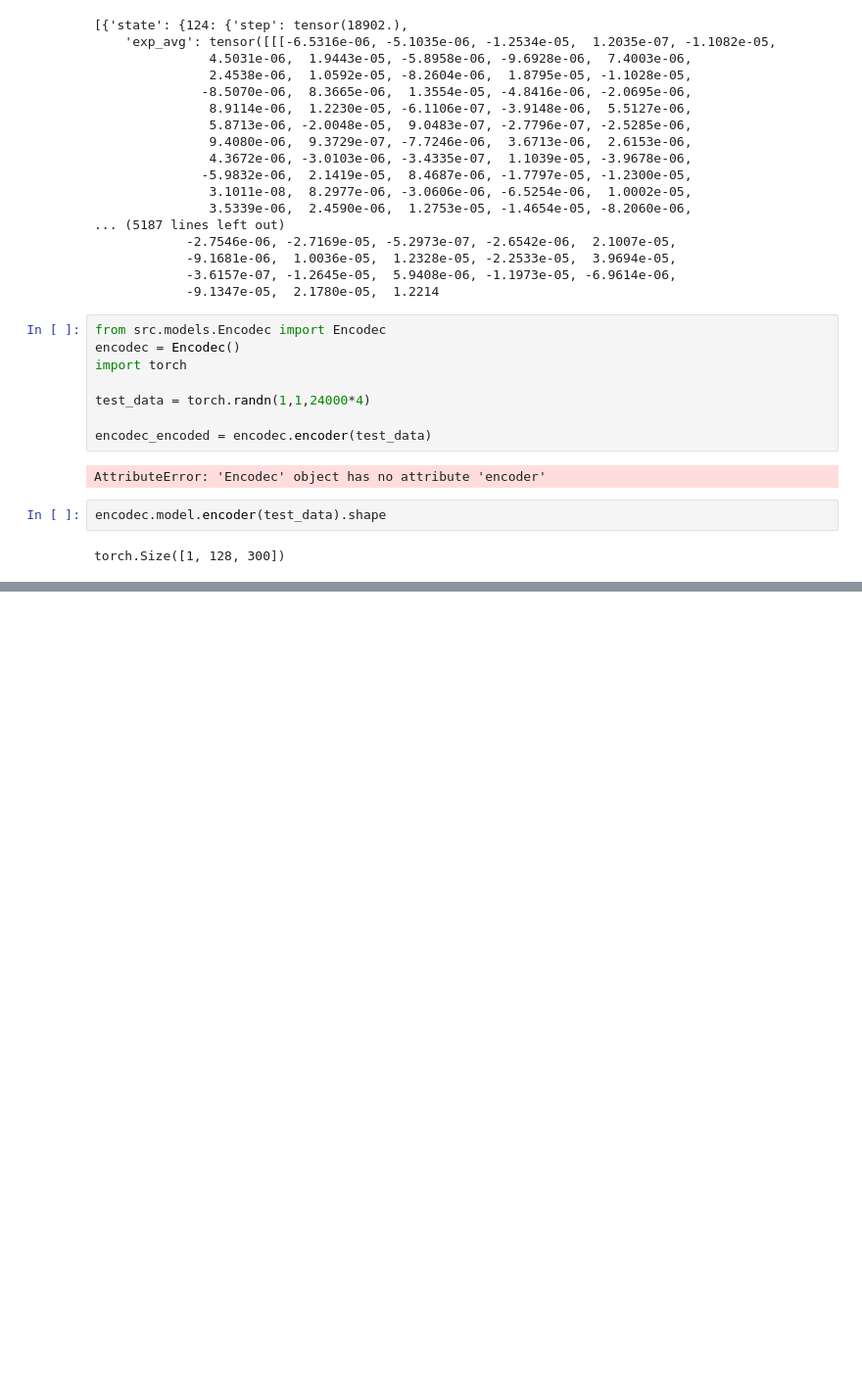
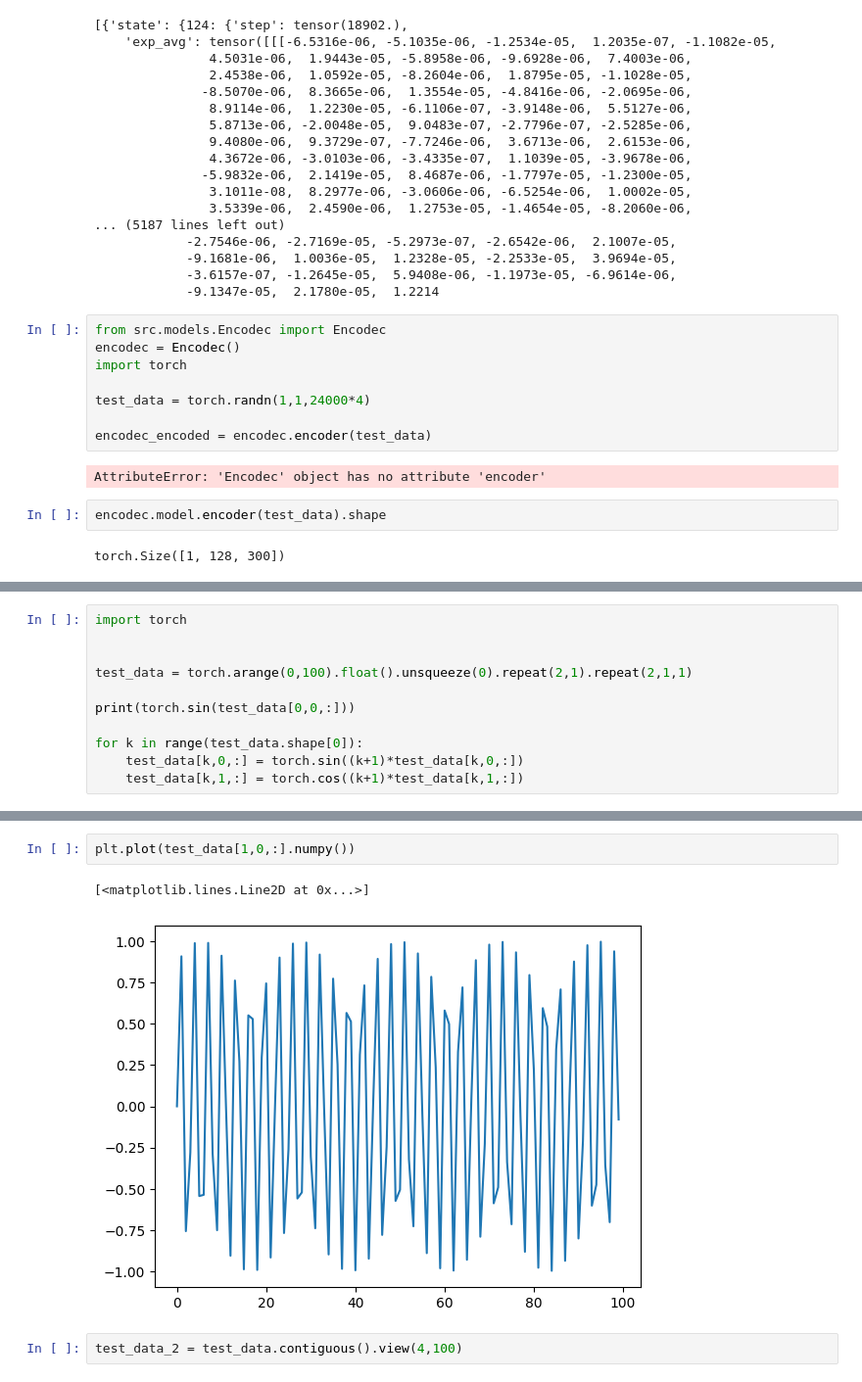
Before and after one commit to Pliploop/MaCHUP, a Jupyter notebook: dataset_testing.ipynb, the cells around one changed output, grey strips where cells are left out. Shown at 98% size. Saved outputs shown, nothing was run; the diff lists cells and outputs as text; blank space fills up the shorter version.

```diff
--- a/dataset_testing.ipynb
+++ b/dataset_testing.ipynb
@@ -270 +302,12 @@ def build_annotations_gtzan(gtzan_path = '/import/c4dm-datasets/gtzan_torchaudio
     return annotations
+# %%
+import torch
+
+
+test_data = torch.arange(0,100).float().unsqueeze(0).repeat(2,1).repeat(2,1,1)
+
+print(torch.sin(test_data[0,0,:]))
+
+for k in range(test_data.shape[0]):
+    test_data[k,0,:] = torch.sin((k+1)*test_data[k,0,:])
+    test_data[k,1,:] = torch.cos((k+1)*test_data[k,1,:])
@@ -270,0 +328,7 @@ def build_annotations_gtzan(gtzan_path = '/import/c4dm-datasets/gtzan_torchaudio
+# %%
+plt.plot(test_data[1,0,:].numpy())
+# %% [output]
+[<matplotlib.lines.Line2D at 0x...>]
+[figure, added]
+# %%
+test_data_2 = test_data.contiguous().view(4,100)
```
Also changed, not shown: parts of 11 cells of this notebook, 10 other files.
